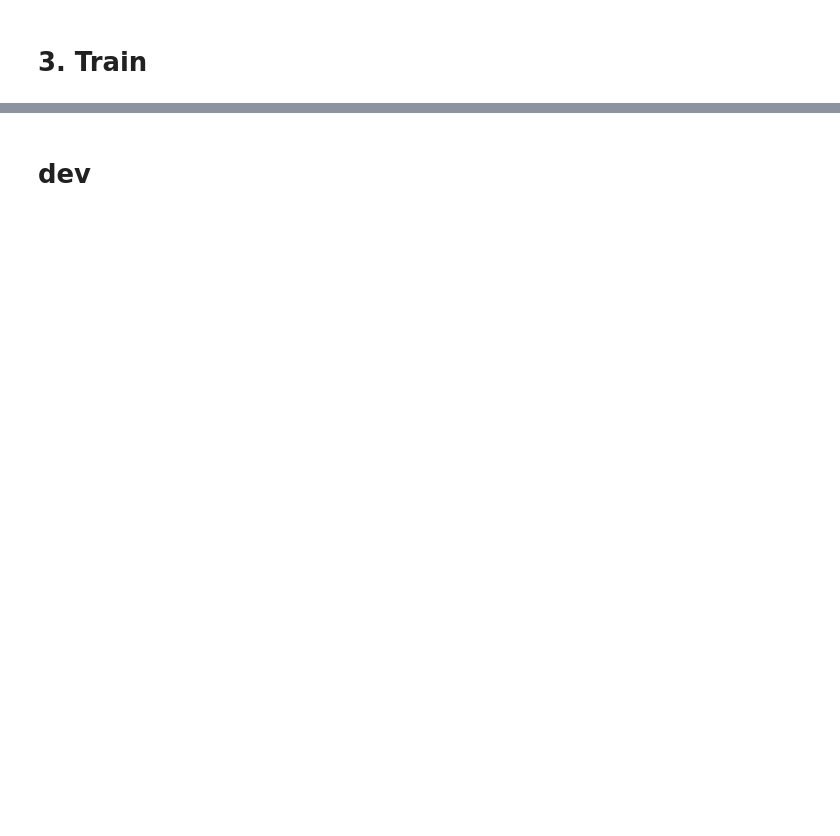
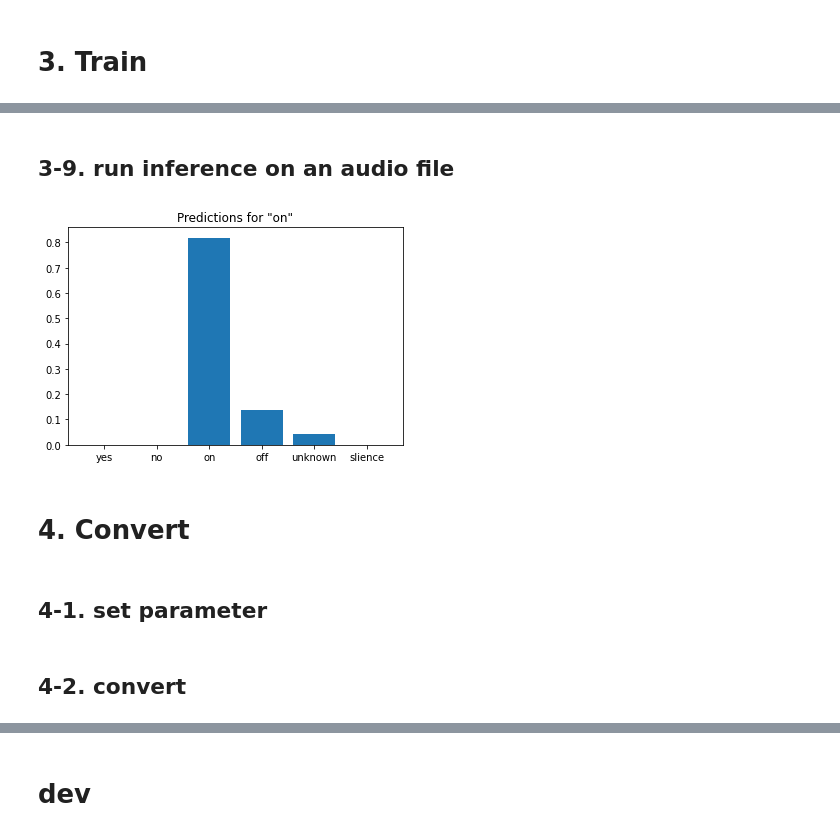
Before and after one commit to KYE2138/PJ_SpeechCommandRecognition, a Jupyter notebook: Train/train.ipynb, the cells around one changed output, grey strips where cells are left out. Cells and saved outputs as stored; diff of their text form; code cells hidden in the pictures; blank space fills up the shorter version.

```diff
--- a/Train/train.ipynb
+++ b/Train/train.ipynb
@@ -924,9 +943,32 @@ models.save_model(model, model_filename)
+# %% [markdown]
+## 3-9. run inference on an audio file
+# %%
+audio_file = os.path.join(dataset_path, 'on','0ba018fc_nohash_1.wav')
+sample_feature = get_features(get_waveform(audio_file))
+sample_feature = np.expand_dims(sample_feature, axis=-1)
+sample_feature = np.expand_dims(sample_feature, axis=0)
+
+sample_label = get_label(audio_file)
+sample_label = get_label_id(sample_label, commands)
+
+prediction = model(sample_feature)
+plt.bar(commands, tf.nn.softmax(prediction[0]))
+plt.title(f'Predictions for "{commands[sample_label]}"')
+plt.show()
+# %% [output]
+[figure, added]
+# %% [markdown]
+# 4. Convert
+# %% [markdown]
+## 4-1. set parameter
 # %%
 from tensorflow import lite
 from tensorflow.keras import models
 # Parameters
 keras_model_filename = 'SpeechCommandRecognition_model.h5'
 tflite_filename = 'SpeechCommandRecognition_model.tflite'
+# %% [markdown]
+## 4-2. convert
 # %%
 # Convert model to TF Lite model
 model = models.load_model(keras_model_filename)
```
Also changed, not shown: parts of 47 cells of this notebook.
